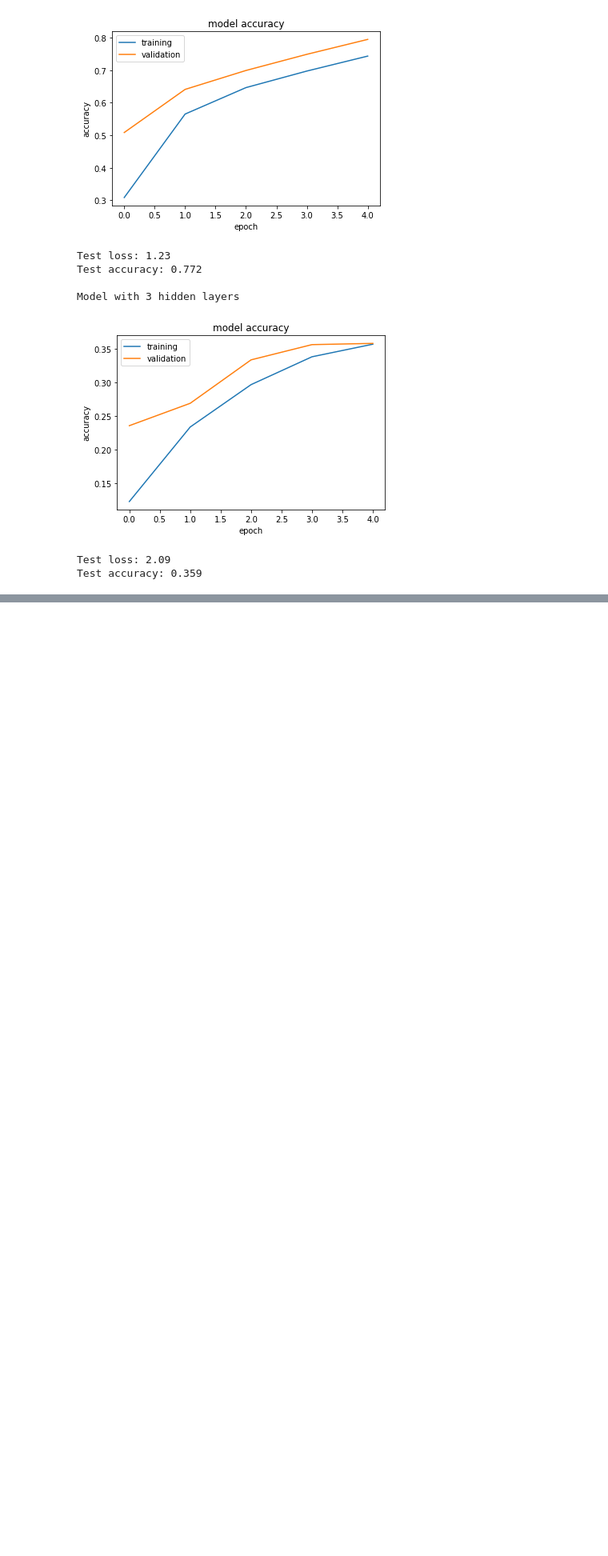
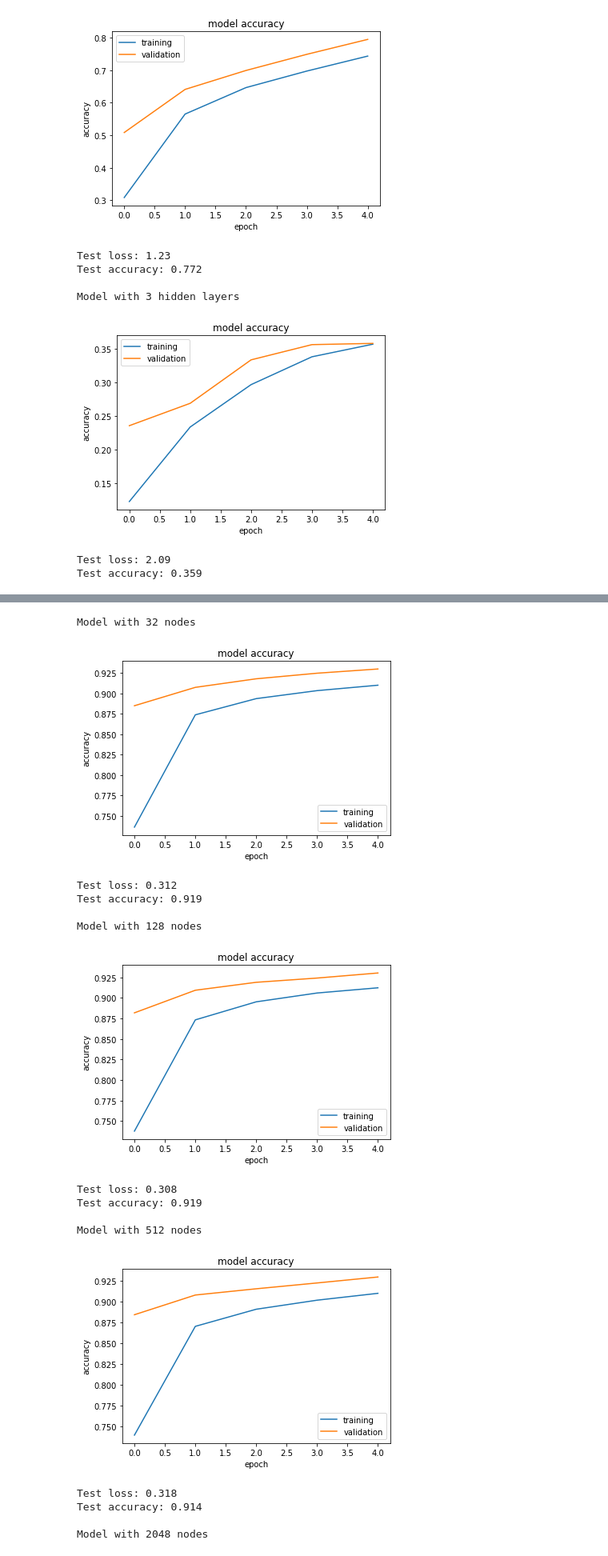
Before and after one commit to stmarple/MachineLearningWithTensorFlow, a Jupyter notebook: FFNN_MNST.ipynb, the cells around one changed output, grey strips where cells are left out. Shown at 80% size. Cells and saved outputs as stored; diff of their text form; code cells hidden in the pictures; blank space fills up the shorter version.

```diff
--- a/FFNN_MNST.ipynb
+++ b/FFNN_MNST.ipynb
@@ -505,0 +536,23 @@ As you can see, the current model is using:
+# %%
+for nodes in [32, 128, 512, 2048]:
+    mod = create_depth([nodes])
+    print(f'Model with{nodes: 1} nodes')
+    eval(mod)
+    print()
+# %% [output]
+Model with 32 nodes
+[figure, added]
+Test loss: 0.312
+Test accuracy: 0.919
+
+Model with 128 nodes
+[figure, added]
+Test loss: 0.308
+Test accuracy: 0.919
+
+Model with 512 nodes
+[figure, added]
+Test loss: 0.318
+Test accuracy: 0.914
+
+Model with 2048 nodes
```
Also changed, not shown: parts of 10 cells of this notebook.
